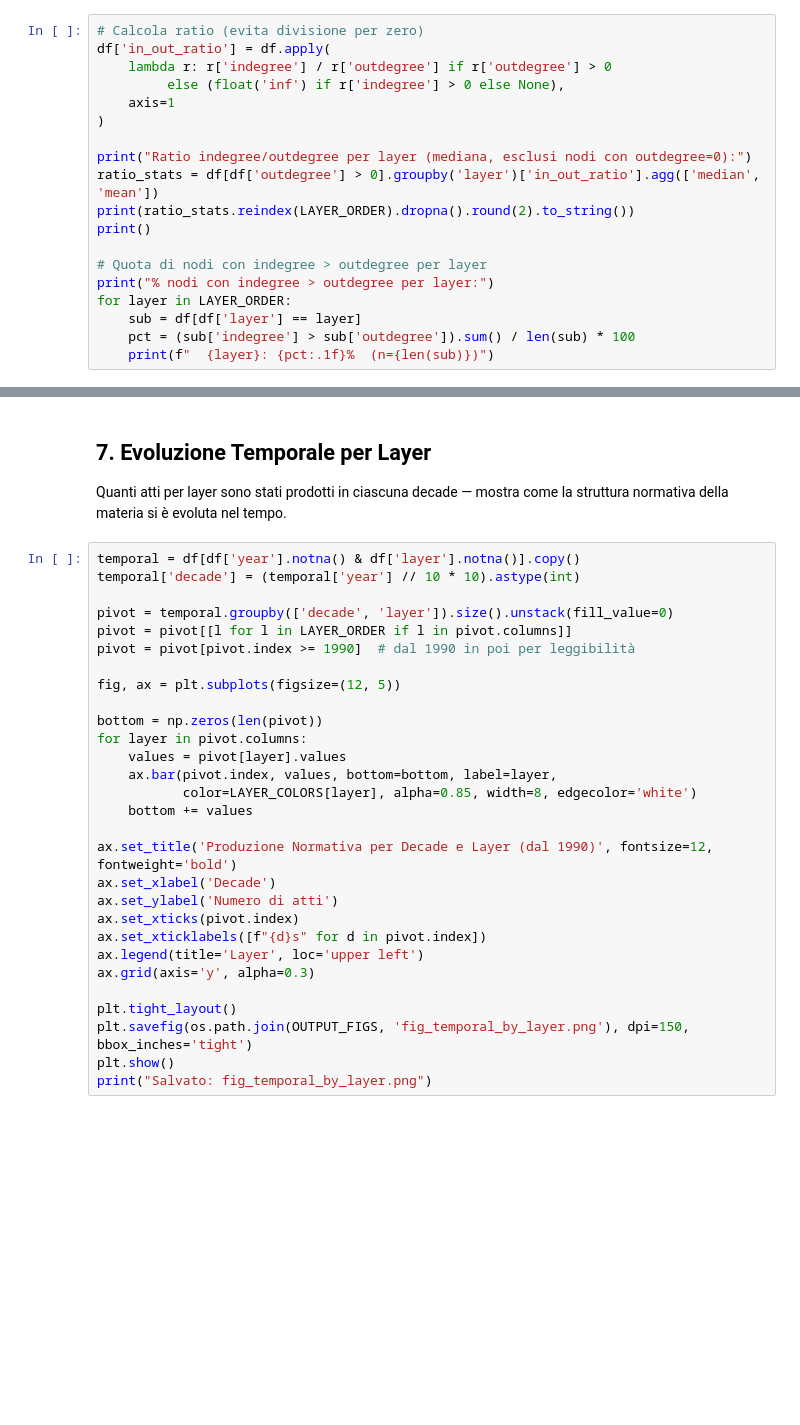
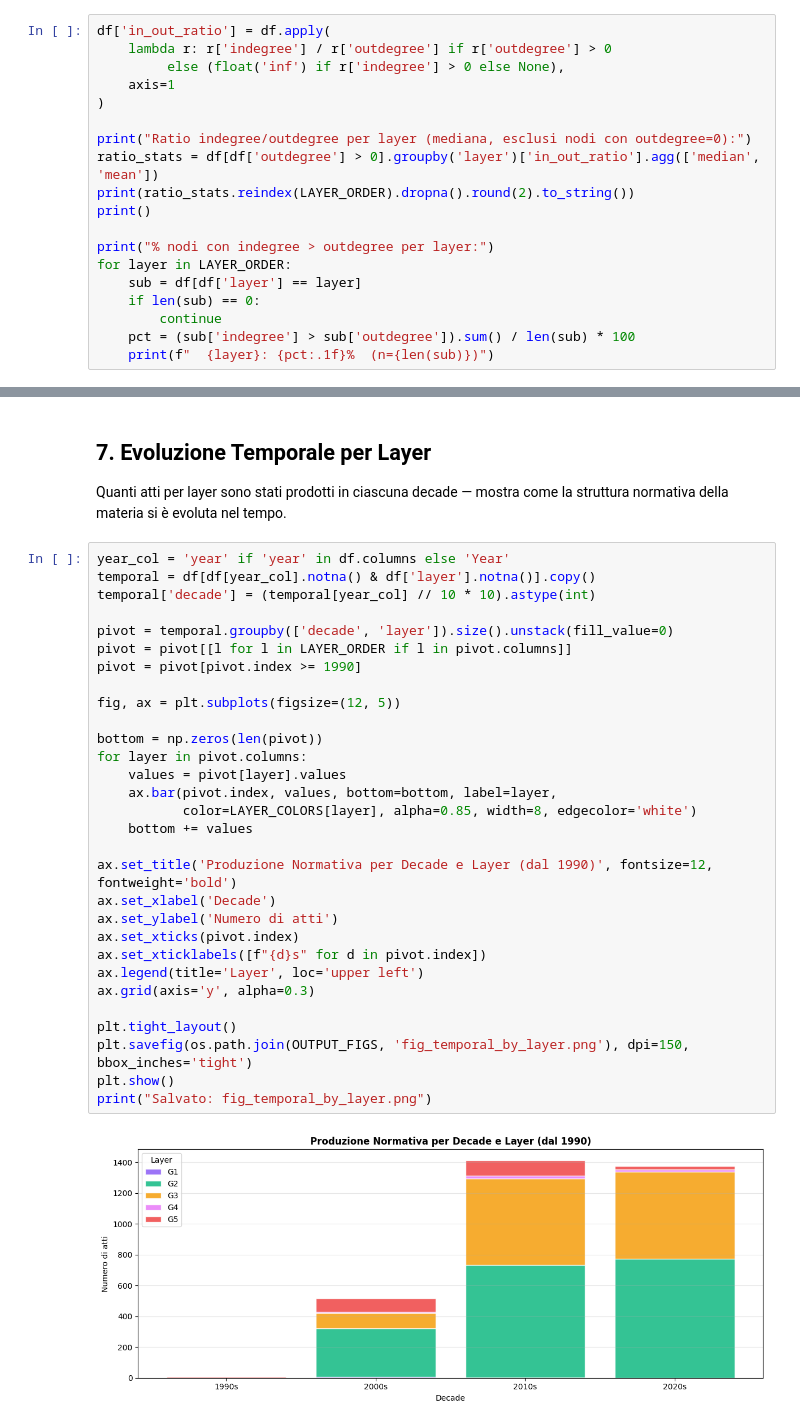
Before and after one commit to claudiabrandetti/eu-law-network-viz, a Jupyter notebook: notebooks/05_network_analysis.ipynb, the cells around one changed output, grey strips where cells are left out. Drawn from its saved outputs; the diff is of its cells as text; blank space fills up the shorter version.

```diff
--- a/notebooks/05_network_analysis.ipynb
+++ b/notebooks/05_network_analysis.ipynb
@@ -242,5 +331,4 @@ Un ratio > 1 indica che il nodo riceve più citazioni di quante ne produce — c
 # %%
-# Calcola ratio (evita divisione per zero)
 df['in_out_ratio'] = df.apply(
     lambda r: r['indegree'] / r['outdegree'] if r['outdegree'] > 0
          else (float('inf') if r['indegree'] > 0 else None),
@@ -252,9 +340,10 @@ ratio_stats = df[df['outdegree'] > 0].groupby('layer')['in_out_ratio'].agg(['med
 print(ratio_stats.reindex(LAYER_ORDER).dropna().round(2).to_string())
 print()
 
-# Quota di nodi con indegree > outdegree per layer
 print("% nodi con indegree > outdegree per layer:")
 for layer in LAYER_ORDER:
     sub = df[df['layer'] == layer]
+    if len(sub) == 0:
+        continue
     pct = (sub['indegree'] > sub['outdegree']).sum() / len(sub) * 100
     print(f"  {layer}: {pct:.1f}%  (n={len(sub)})")
@@ -263,31 +368,34 @@ for layer in LAYER_ORDER:
 
 Quanti atti per layer sono stati prodotti in ciascuna decade — mostra come la struttura normativa della materia si è evoluta nel tempo.
 # %%
-temporal = df[df['year'].notna() & df['layer'].notna()].copy()
-temporal['decade'] = (temporal['year'] // 10 * 10).astype(int)
+year_col = 'year' if 'year' in df.columns else 'Year'
+temporal = df[df[year_col].notna() & df['layer'].notna()].copy()
+temporal['decade'] = (temporal[year_col] // 10 * 10).astype(int)
 
 pivot = temporal.groupby(['decade', 'layer']).size().unstack(fill_value=0)
 pivot = pivot[[l for l in LAYER_ORDER if l in pivot.columns]]
-pivot = pivot[pivot.index >= 1990]  # dal 1990 in poi per leggibilità
+pivot = pivot[pivot.index >= 1990]
 
 fig, ax = plt.subplots(figsize=(12, 5))
 
 bottom = np.zeros(len(pivot))
 for layer in pivot.columns:
     values = pivot[layer].values
     ax.bar(pivot.index, values, bottom=bottom, label=layer,
            color=LAYER_COLORS[layer], alpha=0.85, width=8, edgecolor='white')
     bottom += values
 
 ax.set_title('Produzione Normativa per Decade e Layer (dal 1990)', fontsize=12, fontweight='bold')
 ax.set_xlabel('Decade')
 ax.set_ylabel('Numero di atti')
 ax.set_xticks(pivot.index)
 ax.set_xticklabels([f"{d}s" for d in pivot.index])
 ax.legend(title='Layer', loc='upper left')
 ax.grid(axis='y', alpha=0.3)
 
 plt.tight_layout()
 plt.savefig(os.path.join(OUTPUT_FIGS, 'fig_temporal_by_layer.png'), dpi=150, bbox_inches='tight')
 plt.show()
 print("Salvato: fig_temporal_by_layer.png")
+# %% [output]
+[figure, added]
```
Also changed, not shown: parts of 20 cells of this notebook, 13 other files.
